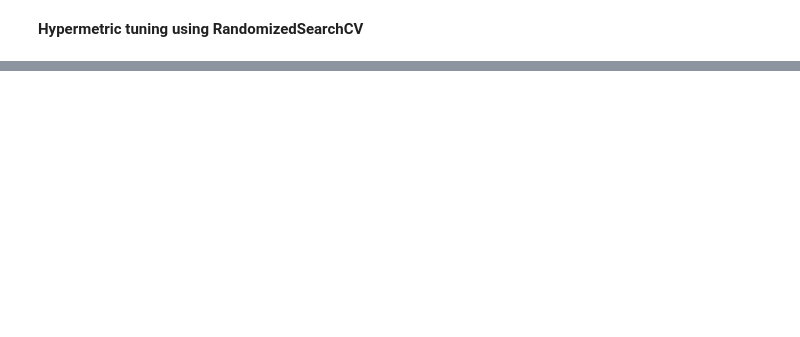
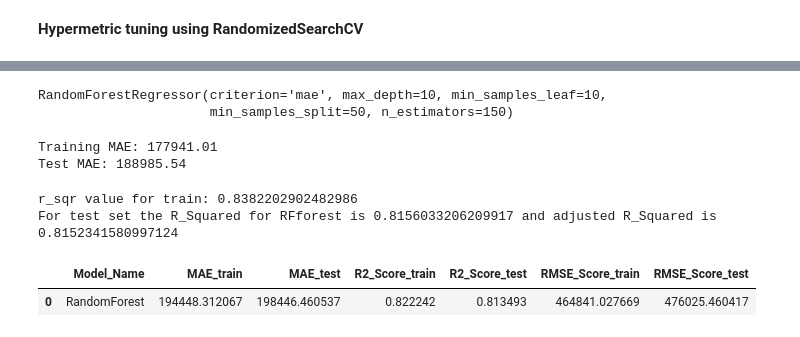
Before and after one commit to adilimam12/Regression-capstone-project2, a Jupyter notebook: TED_Talk_Views_Prediction2_.ipynb, the cells around one changed output, grey strips where cells are left out. Saved outputs shown, nothing was run; the diff lists cells and outputs as text; code cells hidden in the pictures; blank space fills up the shorter version.

```diff
--- a/TED_Talk_Views_Prediction2_.ipynb
+++ b/TED_Talk_Views_Prediction2_.ipynb
@@ -1353,2 +1384,13 @@ Target std: 1102595.71
 # %% [markdown]
 **Hypermetric tuning using RandomizedSearchCV**
+# %%
+#Random Forest Regressor param_dict
+n_estimators = [30,50,80,100,120,150]
+max_depth = [4,6,8,10,12]
+min_samples_split = [50,80,100,150,200]
+min_samples_leaf = [10,30,40,50,60,80]
+# HYperparameter Dict
+param_dict = {'n_estimators' : n_estimators,
+              'max_depth' : max_depth,
+              'min_samples_split' : min_samples_split,
+              'min_samples_leaf' : min_samples_leaf}
@@ -1354,0 +1413,54 @@ Target std: 1102595.71
+# %%
+#finding the optimal model w.r.t. best_estimator_
+rf_optimal_model = rf_random.best_estimator_
+rf_optimal_model
+# %% [output]
+RandomForestRegressor(criterion='mae', max_depth=10, min_samples_leaf=10,
+                      min_samples_split=50, n_estimators=150)
+# %%
+#calculating the MAE on train and test set
+y_pred = rf_optimal_model.predict(X_train)
+y_test_pred = rf_optimal_model.predict(X_test)
+print('Training MAE: {:0.2f}'.format(metrics.mean_absolute_error(y_train, y_pred)))
+print('Test MAE: {:0.2f}'.format(metrics.mean_absolute_error(y_test, y_test_pred)))
+# %% [output]
+Training MAE: 177941.01
+Test MAE: 188985.54
+# %%
+# make predictions for test data
+y_hat = rf_optimal_model.predict(X_test)
+print(f'r_sqr value for train: {rf_optimal_model.score(X_train, y_train)}')
+r_squared= r2_score(y_test,y_hat)
+#Calculate Adjusted R-sqaured
+adjusted_r_squared = 1 - (1-r_squared)*(len(y)-1)/(len(y)-X.shape[1]-1)
+print(f'For test set the R_Squared for RFforest is {r_squared} and adjusted R_Squared is {adjusted_r_squared}')
+# %% [output]
+r_sqr value for train: 0.8382202902482986
+For test set the R_Squared for RFforest is 0.8156033206209917 and adjusted R_Squared is 0.8152341580997124
+# %%
+#Defining the model
+model =[
+        ['RandomForest ',RandomForestRegressor(criterion='mae',max_depth=10,min_samples_leaf=10,min_samples_split=150,n_estimators=100,random_state=None)]
+      ]
+#Let's run the the model and store the results in a dataframe
+model_data = []
+for name,curr_model in model :
+    curr_model_data = {}
+    curr_model.random_state = 42
+    curr_model_data["Model_Name"] = name
+    curr_model.fit(X_train,y_train)
+    curr_model_data["MAE_train"] =metrics.mean_absolute_error(y_train, curr_model.predict(X_train))
+    curr_model_data["MAE_test"] =metrics.mean_absolute_error(y_test, curr_model.predict(X_test))
+    curr_model_data["R2_Score_train"] = r2_score(y_train,curr_model.predict(X_train))
+    curr_model_data["R2_Score_test"] = r2_score(y_test,curr_model.predict(X_test))
+    curr_model_data["RMSE_Score_train"] = np.sqrt(mean_squared_error(y_train,curr_model.predict(X_train)))
+    curr_model_data["RMSE_Score_test"] = np.sqrt(mean_squared_error(y_test,curr_model.predict(X_test)))
+    model_data.append(curr_model_data)
+
+results_df_rf = pd.DataFrame(model_data)
+
+#printing the results_df_rf
+results_df_rf
+# %% [output]
+|  | Model_Name | MAE_train | MAE_test | R2_Score_train | R2_Score_test | RMSE_Score_train | RMSE_Score_test |
+| 0 | RandomForest | 194448.312067 | 198446.460537 | 0.822242 | 0.813493 | 464841.027669 | 476025.460417 |
```
Also changed, not shown: parts of 32 cells of this notebook.
